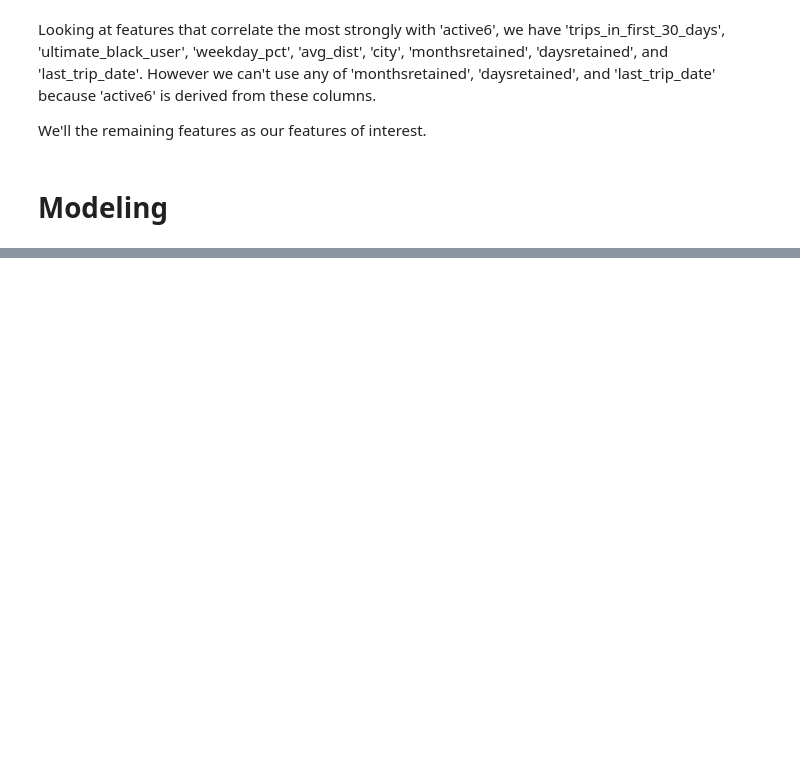
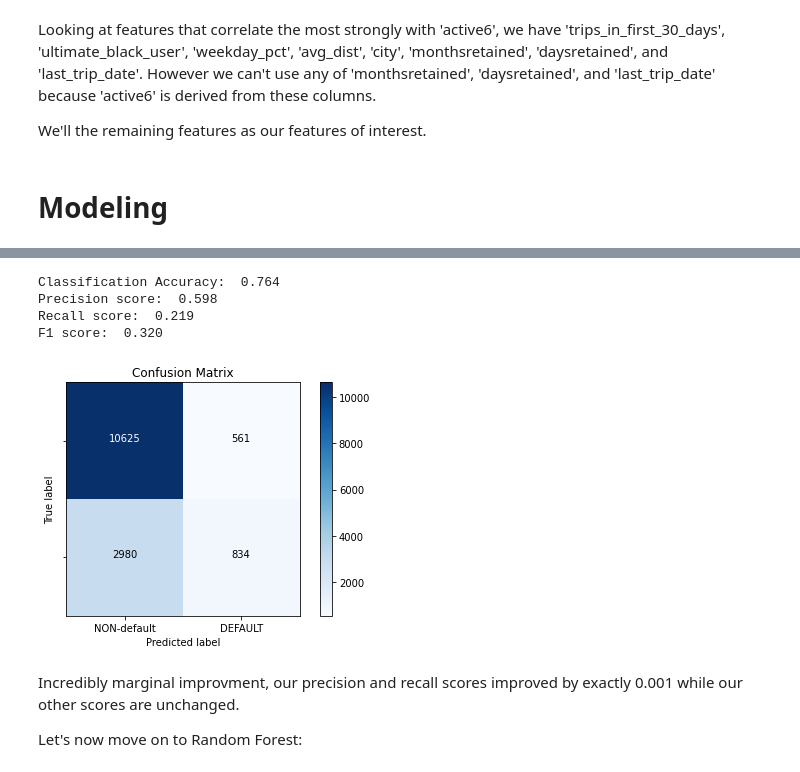
Before and after one commit to CroissantAhhh/Portfolio, a Jupyter notebook: SpringBoard/Exercises/ultimate_challenge/Part3-PredictiveModeling.ipynb, the cells around one changed output, grey strips where cells are left out. Drawn from its saved outputs; the diff is of its cells as text; code cells hidden in the pictures; blank space fills up the shorter version.

```diff
--- a/SpringBoard/Exercises/ultimate_challenge/Part3-PredictiveModeling.ipynb
+++ b/SpringBoard/Exercises/ultimate_challenge/Part3-PredictiveModeling.ipynb
@@ -488,0 +532,27 @@ xgbClass(X_train, y_train, X_test, y_test)
+# %%
+# Based on the best gridsearch, we can identify optimal hyperparameters
+
+logreg = LogisticRegression(random_state=1,
+                            penalty='l2',
+                            solver='lbfgs',
+                            C=100)
+logreg.fit(X_train, y_train)
+
+# Class predictions (not predicted probabilities)
+y_pred_class = logreg.predict(X_test)
+
+# Scoring metrics
+scores(y_test, y_pred_class)
+
+# Plot confusion matrix
+plot_cm(y_test,y_pred_class)
+# %% [output]
+Classification Accuracy:  0.764
+Precision score:  0.598
+Recall score:  0.219
+F1 score:  0.320
+[figure, added]
+# %% [markdown]
+Incredibly marginal improvment, our precision and recall scores improved by exactly 0.001 while our other scores are unchanged.
+
+Let's now move on to Random Forest:
```
Also changed, not shown: parts of 39 cells of this notebook, 8 other files.
